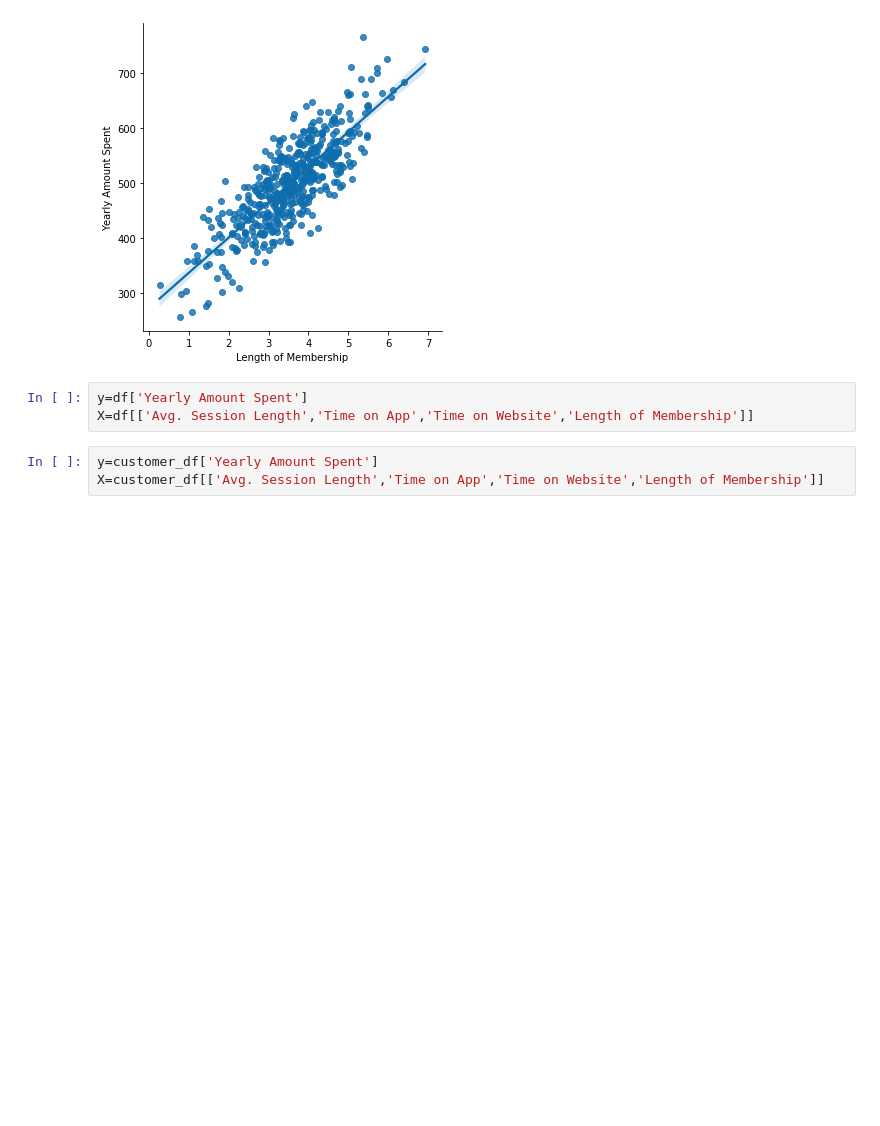
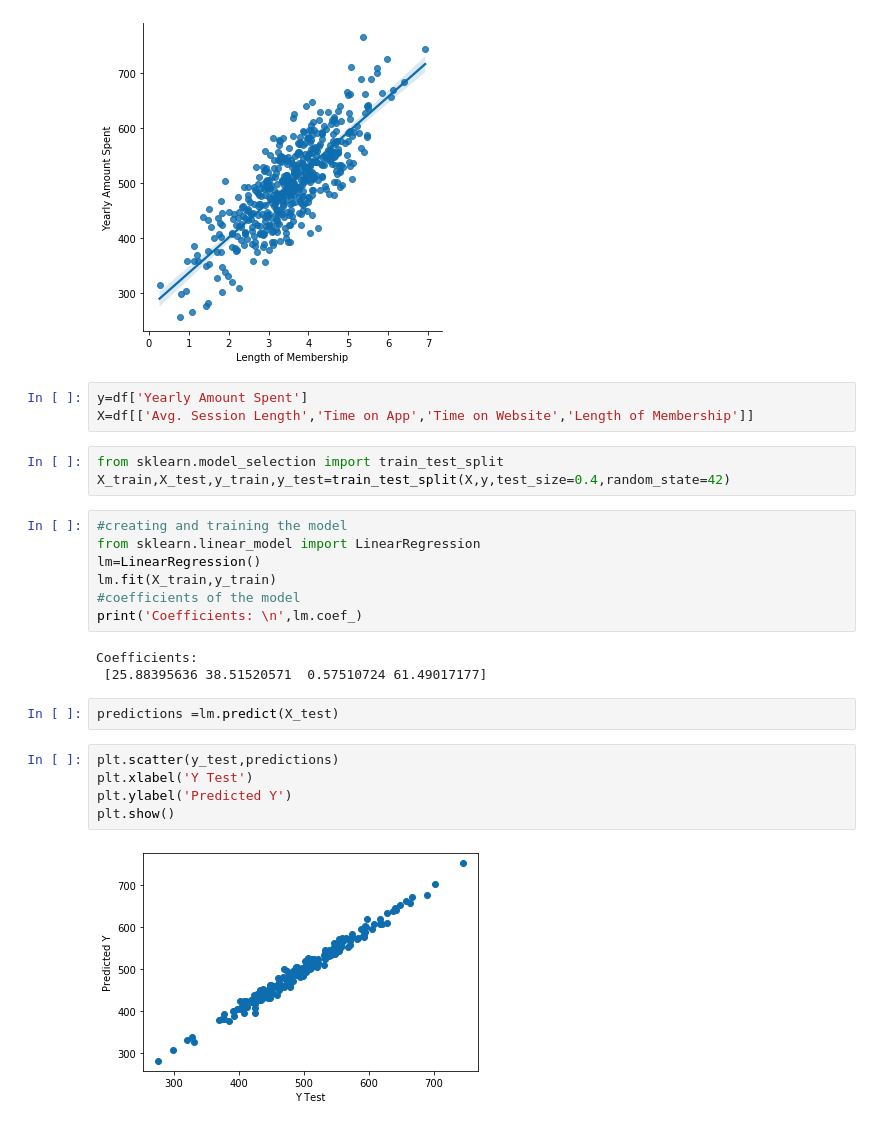
Before and after one commit to dikshajoshi18/MicroProjects-Data-Science, a Jupyter notebook: Ecommerce Customers(Linear Regression)/Ecommerce Customers(Linear Regression).ipynb, the cells around one changed output. Saved outputs shown, nothing was run; the diff lists cells and outputs as text; blank space fills up the shorter version.

```diff
--- a/Ecommerce Customers(Linear Regression)/Ecommerce Customers(Linear Regression).ipynb
+++ b/Ecommerce Customers(Linear Regression)/Ecommerce Customers(Linear Regression).ipynb
@@ -82,6 +82,25 @@ plt.show()
 # %%
 y=df['Yearly Amount Spent']
 X=df[['Avg. Session Length','Time on App','Time on Website','Length of Membership']]
-# %%
-y=customer_df['Yearly Amount Spent']
-X=customer_df[['Avg. Session Length','Time on App','Time on Website','Length of Membership']]
+# %%
+from sklearn.model_selection import train_test_split
+X_train,X_test,y_train,y_test=train_test_split(X,y,test_size=0.4,random_state=42)
+# %%
+#creating and training the model
+from sklearn.linear_model import LinearRegression
+lm=LinearRegression()
+lm.fit(X_train,y_train)
+#coefficients of the model
+print('Coefficients: \n',lm.coef_)
+# %% [output]
+Coefficients:
+ [25.88395636 38.51520571  0.57510724 61.49017177]
+# %%
+predictions =lm.predict(X_test)
+# %%
+plt.scatter(y_test,predictions)
+plt.xlabel('Y Test')
+plt.ylabel('Predicted Y')
+plt.show()
+# %% [output]
+[figure, added]
```
Also changed, not shown: parts of 3 cells of this notebook, 3 other files.
